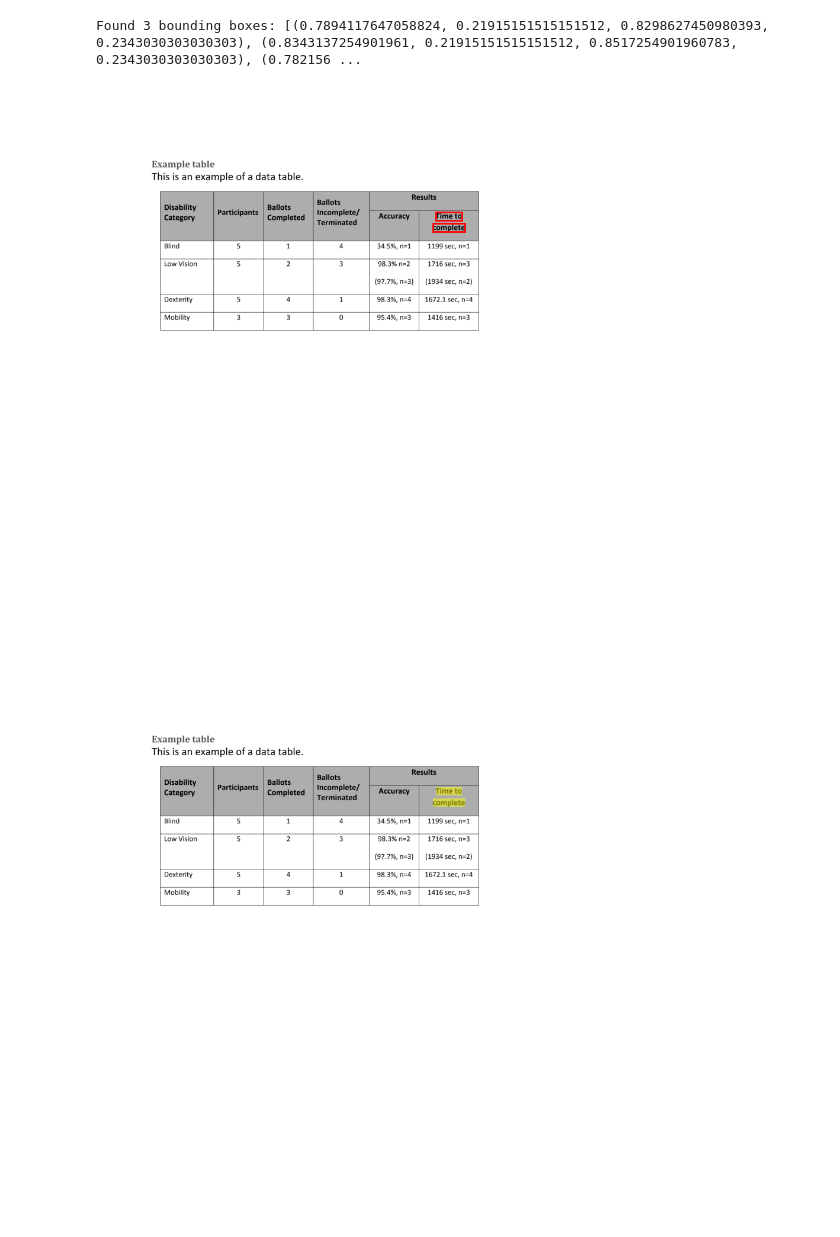
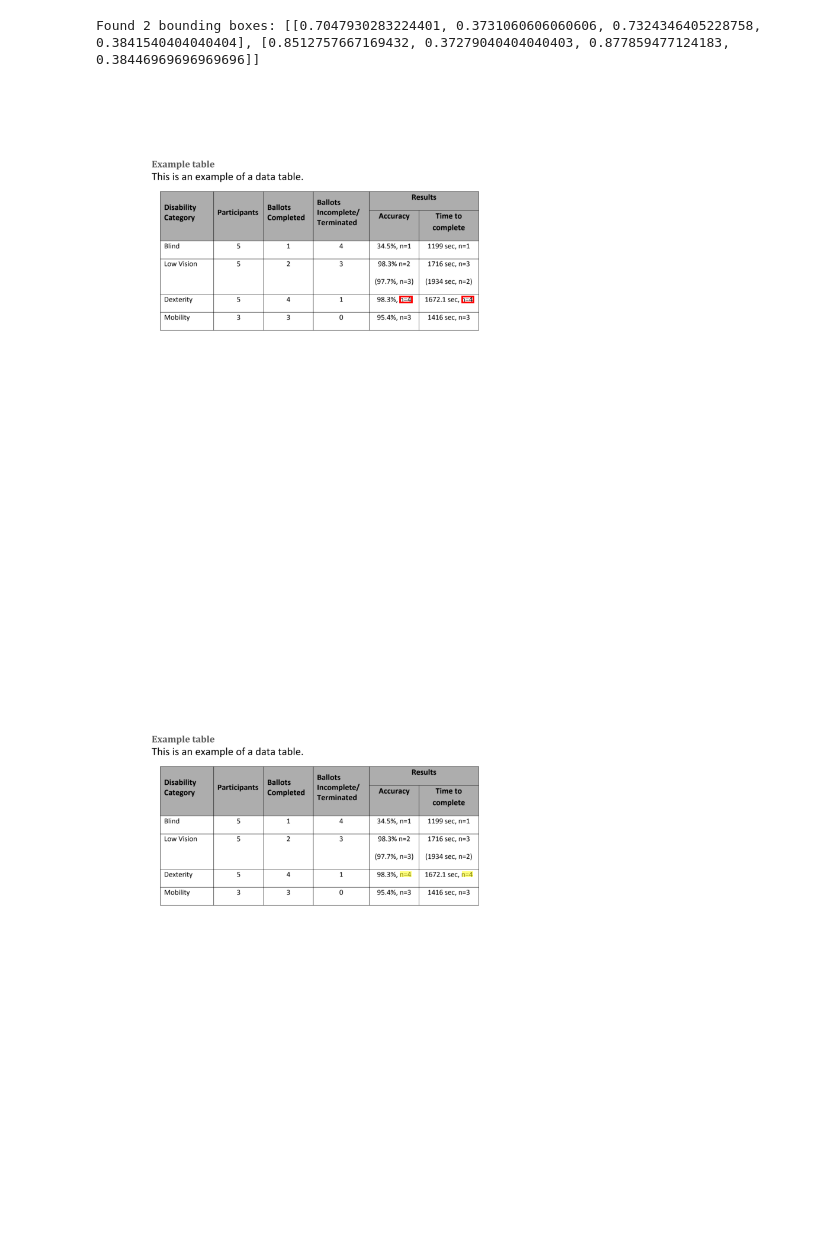
Before and after one commit to oidlabs-com/Lexoid, a Jupyter notebook: examples/example_notebook_reference_highlight.ipynb, the cells around one changed output. Saved outputs shown, nothing was run; the diff lists cells and outputs as text; code cells hidden in the pictures.

```diff
--- a/examples/example_notebook_reference_highlight.ipynb
+++ b/examples/example_notebook_reference_highlight.ipynb
@@ -13,5 +11,5 @@ result = parse(pdf_path, parser_type="STATIC_PARSE")
 # %%
 page_images = convert_doc_to_base64_images(pdf_path)
 _, b64_img = page_images[0]
-cv2_img = base64_to_cv2_image(b64_img)
+cv2_img = base64_to_np_array(b64_img)
 rgb_img = cv2.cvtColor(cv2_img, cv2.COLOR_BGR2RGB)
@@ -17,0 +105,2 @@ rgb_img = cv2.cvtColor(cv2_img, cv2.COLOR_BGR2RGB)
+# %%
+result = parse(pdf_path, parser_type="LLM_PARSE", return_bboxes=True, bbox_framework="paddleocr")
@@ -32,13 +137,13 @@ Found 5 bounding boxes: [(0.22055254901960786, 0.14481848484848484, 0.3109664705
 # %%
-substring = "Time 2 complete" # Instead of "Time to complete"
-matched_bboxes = find_bboxes_for_substring(bboxes, content, substring, fuzzy=True)
+substring = "n=4"
+matched_bboxes = find_bboxes_for_substring(bboxes, content, substring, match_mode="all_matches")
 print(f"Found {len(matched_bboxes)} bounding boxes:", matched_bboxes)
 
 visualize_bounding_boxes(rgb_img, matched_bboxes)
 # %% [output]
-Found 3 bounding boxes: [(0.7894117647058824, 0.21915151515151512, 0.8298627450980393, 0.2343030303030303), (0.8343137254901961, 0.21915151515151512, 0.8517254901960783, 0.2343030303030303), (0.782156 ...
+Found 2 bounding boxes: [[0.7047930283224401, 0.3731060606060606, 0.7324346405228758, 0.3841540404040404], [0.8512757667169432, 0.37279040404040403, 0.877859477124183, 0.38446969696969696]]
-[figure, old version]
+[figure, new version]
 # %%
 visualize_bounding_boxes(rgb_img, matched_bboxes, highlight=True)
 # %% [output]
-[figure, old version]
+[figure, new version]
```
Also changed, not shown: parts of 27 cells of this notebook, 10 other files.
